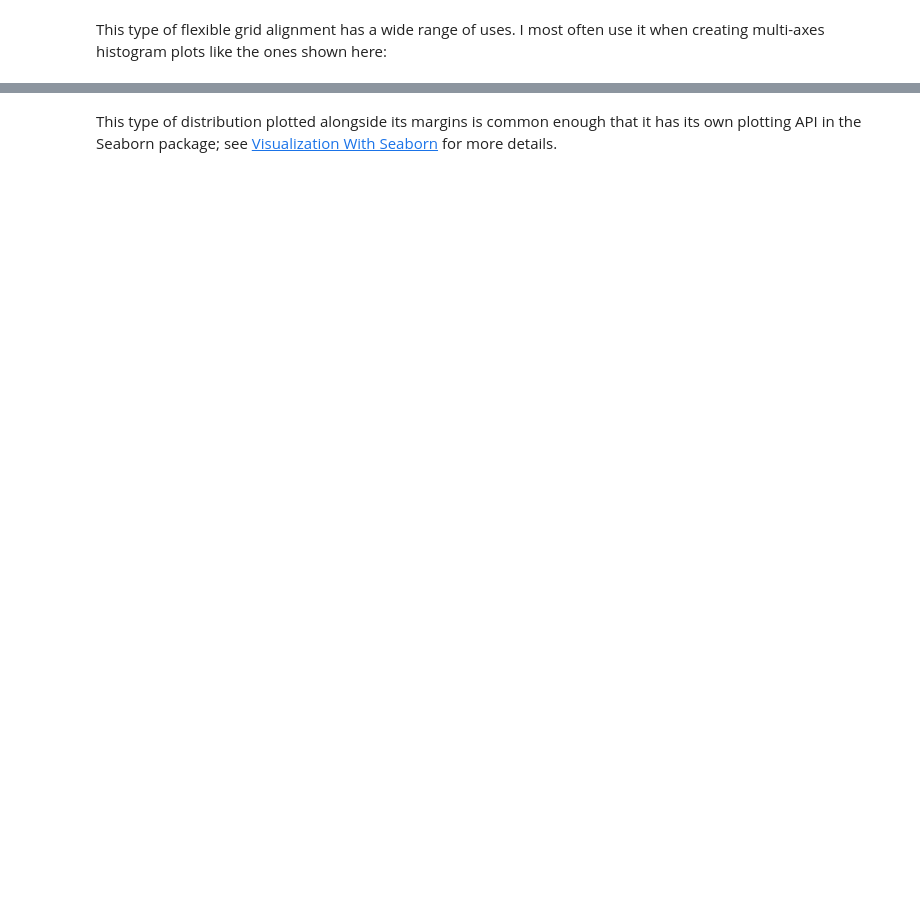
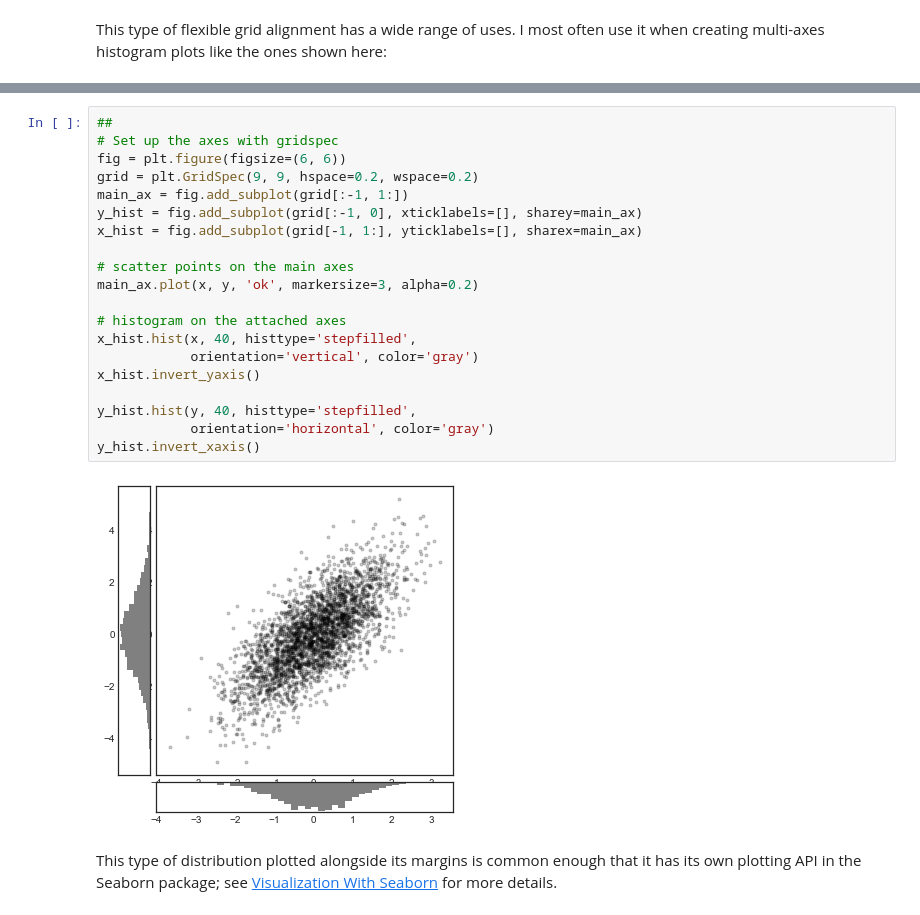
Before and after one commit to gbrs/VanderPlas_Python_DS_Handbook, a Jupyter notebook: notebooks/04.08-Multiple-Subplots.ipynb, the cells around one changed output, grey strips where cells are left out. Saved outputs shown, nothing was run; the diff lists cells and outputs as text; blank space fills up the shorter version.

```diff
--- a/notebooks/04.08-Multiple-Subplots.ipynb
+++ b/notebooks/04.08-Multiple-Subplots.ipynb
@@ -169,3 +197,25 @@ y_hist.invert_xaxis()
+# %%
+##
+# Set up the axes with gridspec
+fig = plt.figure(figsize=(6, 6))
+grid = plt.GridSpec(9, 9, hspace=0.2, wspace=0.2)
+main_ax = fig.add_subplot(grid[:-1, 1:])
+y_hist = fig.add_subplot(grid[:-1, 0], xticklabels=[], sharey=main_ax)
+x_hist = fig.add_subplot(grid[-1, 1:], yticklabels=[], sharex=main_ax)
+
+# scatter points on the main axes
+main_ax.plot(x, y, 'ok', markersize=3, alpha=0.2)
+
+# histogram on the attached axes
+x_hist.hist(x, 40, histtype='stepfilled',
+            orientation='vertical', color='gray')
+x_hist.invert_yaxis()
+
+y_hist.hist(y, 40, histtype='stepfilled',
+            orientation='horizontal', color='gray')
+y_hist.invert_xaxis()
+# %% [output]
+[figure, added]
 # %% [markdown]
 This type of distribution plotted alongside its margins is common enough that it has its own plotting API in the Seaborn package; see [Visualization With Seaborn](04.14-Visualization-With-Seaborn.ipynb) for more details.
 # %% [markdown]
```
Also changed, not shown: parts of 8 cells of this notebook.
